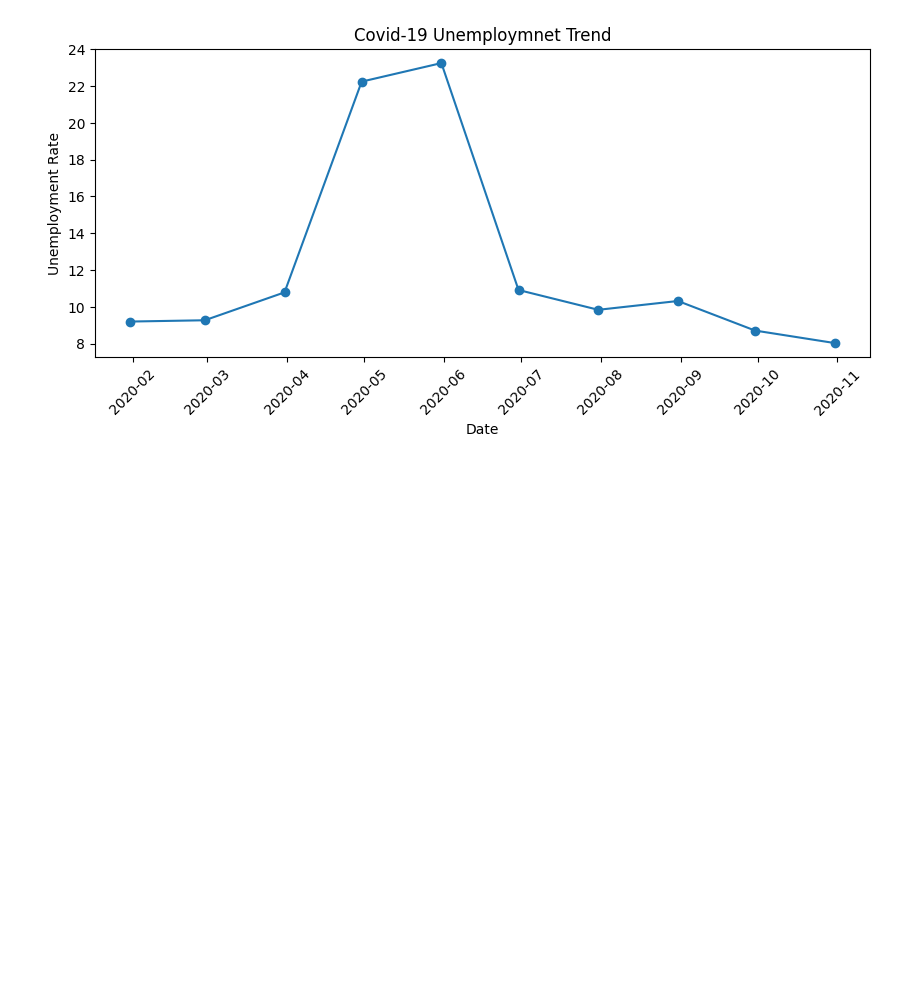
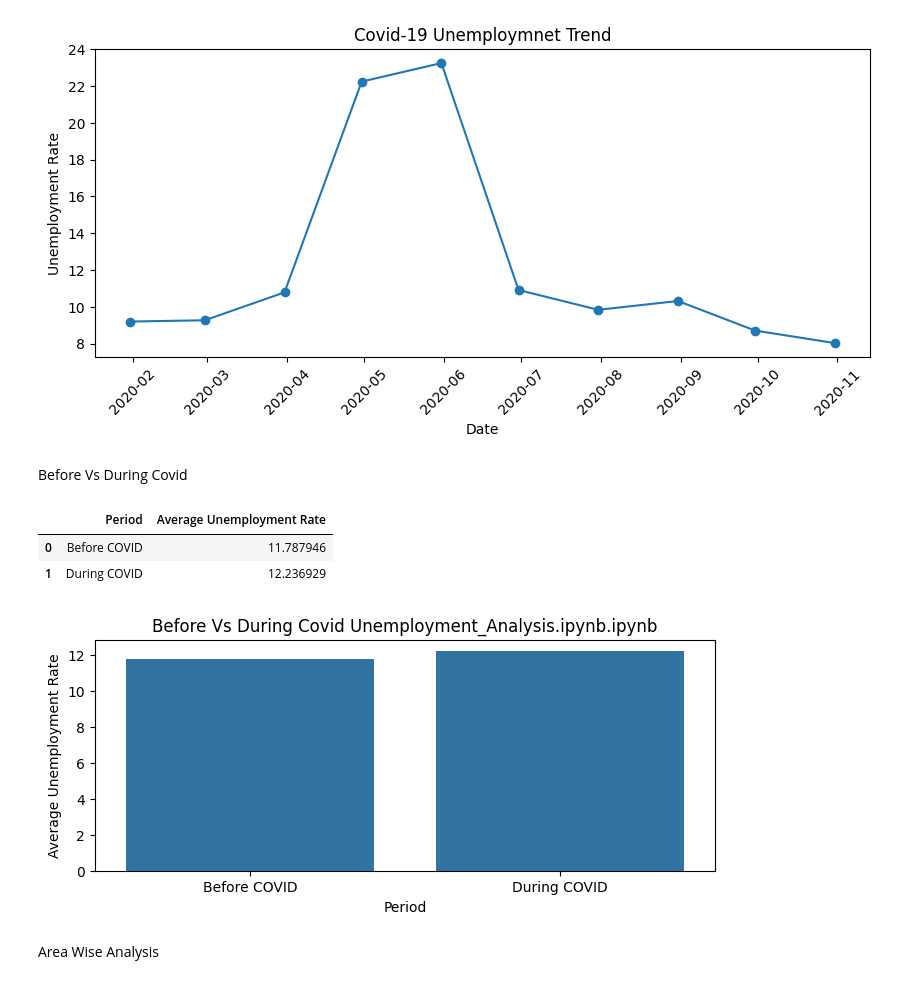
Before and after one commit to kirti-j/HorizonTechX_Unemployment-Analysis-Using-Python, a Jupyter notebook: notebooks/Unemployment_Analysis.ipynb.ipynb, the cells around one changed output. Saved outputs shown, nothing was run; the diff lists cells and outputs as text; code cells hidden in the pictures; blank space fills up the shorter version.

Commit message:
Completed unemployment EDA and visualization

```diff
--- a/notebooks/Unemployment_Analysis.ipynb.ipynb
+++ b/notebooks/Unemployment_Analysis.ipynb.ipynb
@@ -244,3 +244,26 @@ plt.xticks(rotation=45)
 plt.show()
 # %% [output]
 [figure]
+# %% [markdown]
+Before Vs During Covid
+# %%
+before_covid=df['Estimated Unemployment Rate (%)'].mean()
+# %%
+during_covid=covid_df['Estimated Unemployment Rate (%)'].mean()
+# %%
+comparison=pd.DataFrame({'Period':['Before COVID','During COVID'],'Average Unemployment Rate':[before_covid,during_covid]})
+# %%
+comparison
+# %% [output]
+|  | Period | Average Unemployment Rate |
+| 0 | Before COVID | 11.787946 |
+| 1 | During COVID | 12.236929 |
+# %%
+plt.figure(figsize=(8,3))
+sns.barplot(x='Period',y='Average Unemployment Rate',data=comparison)
+plt.title("Before Vs During Covid Unemployment_Analysis.ipynb.ipynb")
+plt.show()
+# %% [output]
+[figure, added]
+# %% [markdown]
+Area Wise Analysis
```
Also changed, not shown: parts of 12 cells of this notebook, 3 other files.
